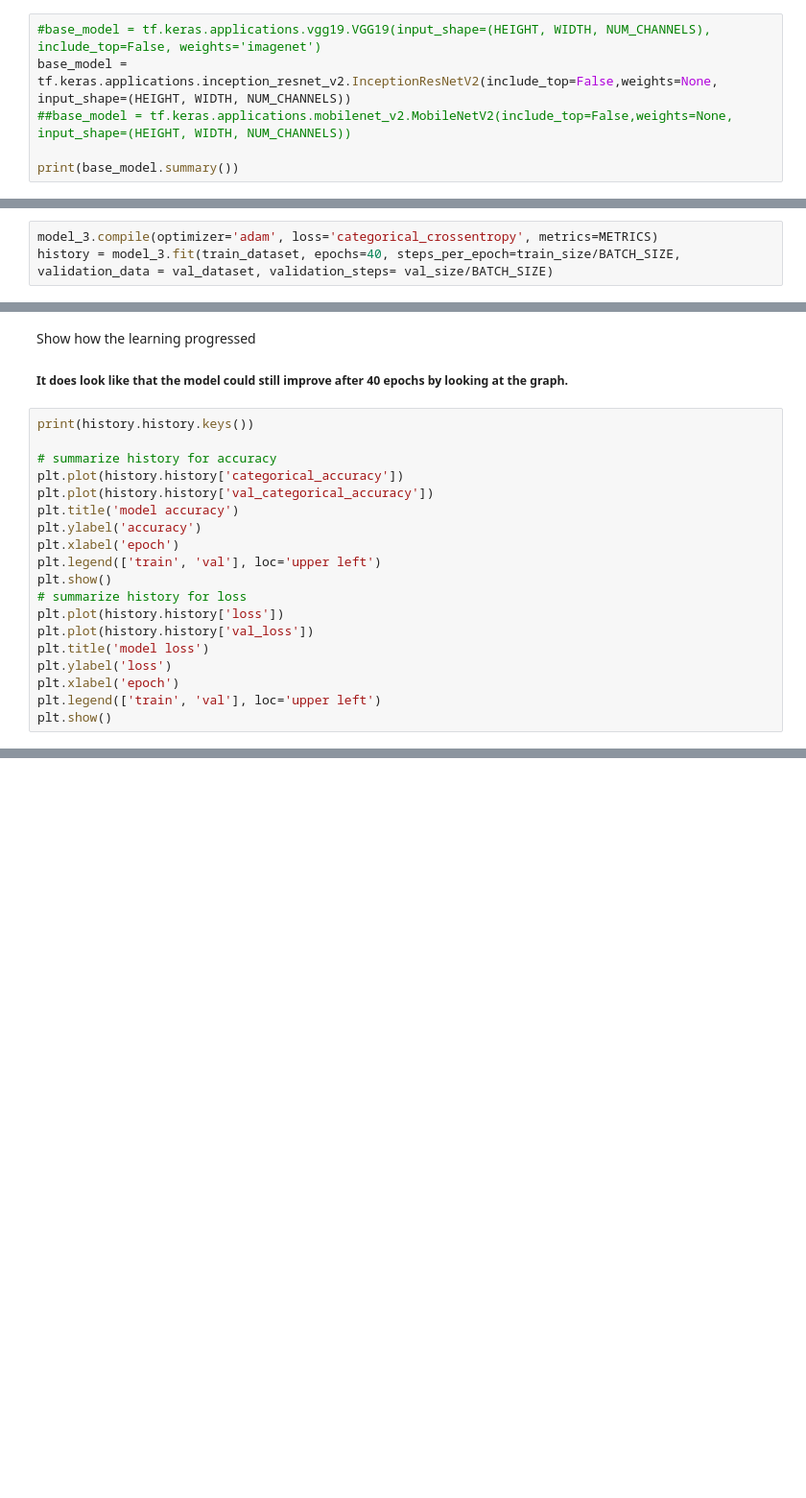
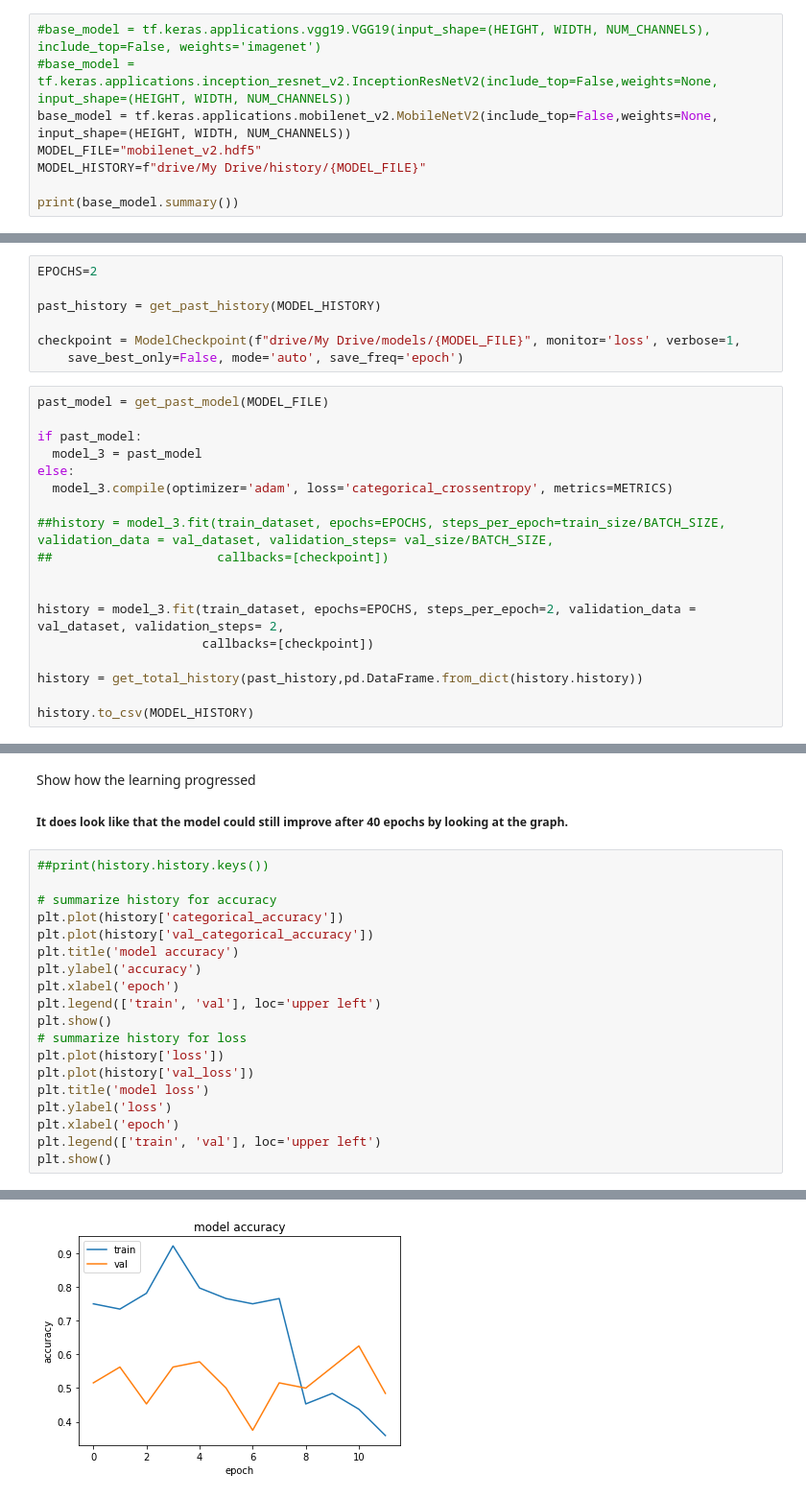
Before and after one commit to h4g0/LEI-RoadAccidents, a Jupyter notebook: MODELS/road_accidents.ipynb, the cells around one changed output, grey strips where cells are left out. Shown at 96% size. Drawn from its saved outputs; the diff is of its cells as text; blank space fills up the shorter version.

Commit message:
modified road_accidents.ipynb to have save the model and training history

```diff
--- a/MODELS/road_accidents.ipynb
+++ b/MODELS/road_accidents.ipynb
@@ -78,8 +96,10 @@ Note that the *image_top* parameter is set to *true*. This implies that we are o
 ### The MobileNetV2 was chosen, it was developed by Google and it's an architecture that was suposed to bring neural networks to mobile, and because of that it should be not only good but fast and require less resoucers than others .
 # %%
 #base_model = tf.keras.applications.vgg19.VGG19(input_shape=(HEIGHT, WIDTH, NUM_CHANNELS), include_top=False, weights='imagenet')
-base_model = tf.keras.applications.inception_resnet_v2.InceptionResNetV2(include_top=False,weights=None, input_shape=(HEIGHT, WIDTH, NUM_CHANNELS))
-##base_model = tf.keras.applications.mobilenet_v2.MobileNetV2(include_top=False,weights=None, input_shape=(HEIGHT, WIDTH, NUM_CHANNELS))
+#base_model = tf.keras.applications.inception_resnet_v2.InceptionResNetV2(include_top=False,weights=None, input_shape=(HEIGHT, WIDTH, NUM_CHANNELS))
+base_model = tf.keras.applications.mobilenet_v2.MobileNetV2(include_top=False,weights=None, input_shape=(HEIGHT, WIDTH, NUM_CHANNELS))
+MODEL_FILE="mobilenet_v2.hdf5"
+MODEL_HISTORY=f"drive/My Drive/history/{MODEL_FILE}"
 
 print(base_model.summary())
 # %% [output]
@@ -201,4 +245,26 @@ testset = testset.batch(batch_size=BATCH_SIZE)
+# %%
+EPOCHS=2
+
+past_history = get_past_history(MODEL_HISTORY)
+
+checkpoint = ModelCheckpoint(f"drive/My Drive/models/{MODEL_FILE}", monitor='loss', verbose=1,
+    save_best_only=False, mode='auto', save_freq='epoch')
 # %%
-model_3.compile(optimizer='adam', loss='categorical_crossentropy', metrics=METRICS)
-history = model_3.fit(train_dataset, epochs=40, steps_per_epoch=train_size/BATCH_SIZE, validation_data = val_dataset, validation_steps= val_size/BATCH_SIZE)
+past_model = get_past_model(MODEL_FILE)
+
+if past_model:
+  model_3 = past_model
+else:
+  model_3.compile(optimizer='adam', loss='categorical_crossentropy', metrics=METRICS)
+
+##history = model_3.fit(train_dataset, epochs=EPOCHS, steps_per_epoch=train_size/BATCH_SIZE, validation_data = val_dataset, validation_steps= val_size/BATCH_SIZE,
+##                      callbacks=[checkpoint])
+
+
+history = model_3.fit(train_dataset, epochs=EPOCHS, steps_per_epoch=2, validation_data = val_dataset, validation_steps= 2,
+                      callbacks=[checkpoint])
+
+history = get_total_history(past_history,pd.DataFrame.from_dict(history.history))
+
+history.to_csv(MODEL_HISTORY)
 # %% [output]
@@ -208,19 +279,19 @@ Show how the learning progressed
 
 ##### It does look like that the model could still improve after 40 epochs by looking at the graph.
 # %%
-print(history.history.keys())
+##print(history.history.keys())
 
 # summarize history for accuracy
-plt.plot(history.history['categorical_accuracy'])
-plt.plot(history.history['val_categorical_accuracy'])
+plt.plot(history['categorical_accuracy'])
+plt.plot(history['val_categorical_accuracy'])
 plt.title('model accuracy')
 plt.ylabel('accuracy')
 plt.xlabel('epoch')
 plt.legend(['train', 'val'], loc='upper left')
 plt.show()
 # summarize history for loss
-plt.plot(history.history['loss'])
-plt.plot(history.history['val_loss'])
+plt.plot(history['loss'])
+plt.plot(history['val_loss'])
 plt.title('model loss')
 plt.ylabel('loss')
 plt.xlabel('epoch')
@@ -230,0 +301 @@ NameError: ignored
+[figure, added]
```
Also changed, not shown: parts of 16 cells of this notebook.
